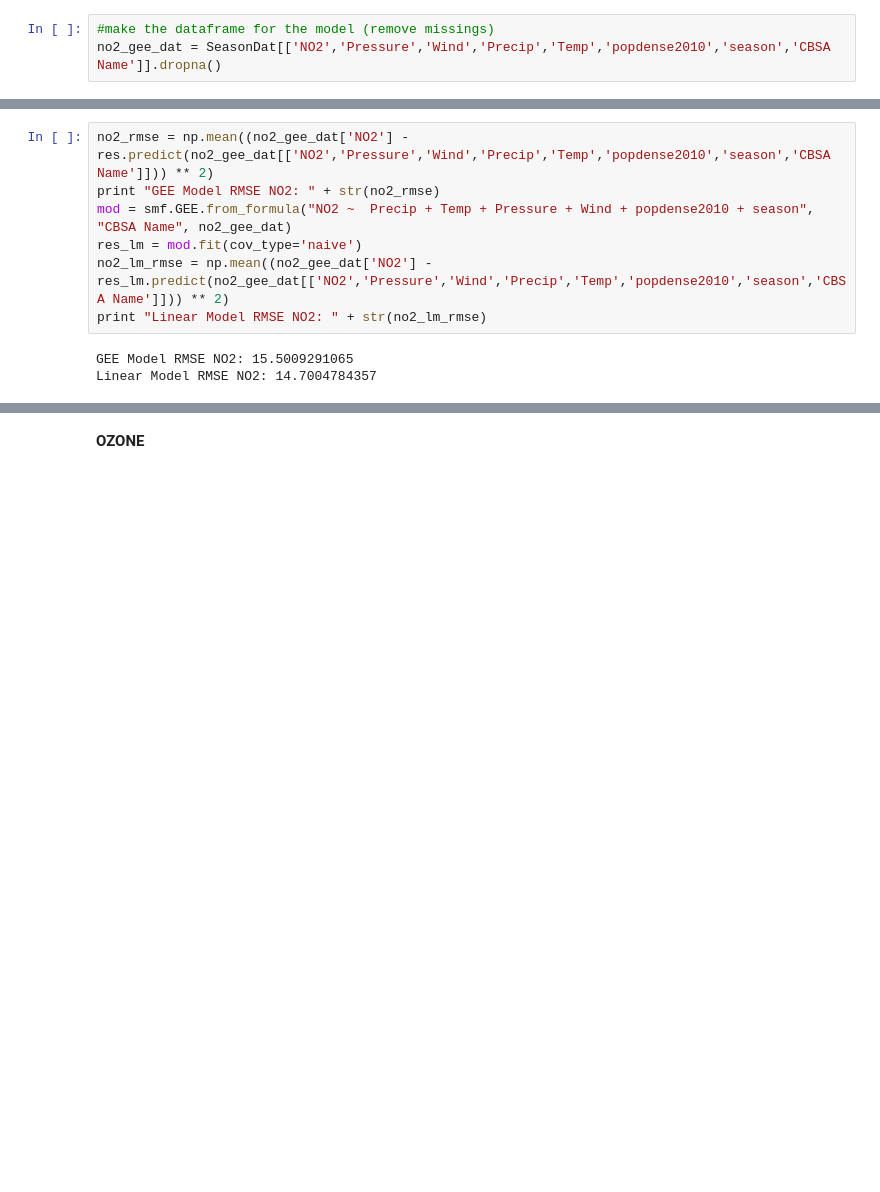
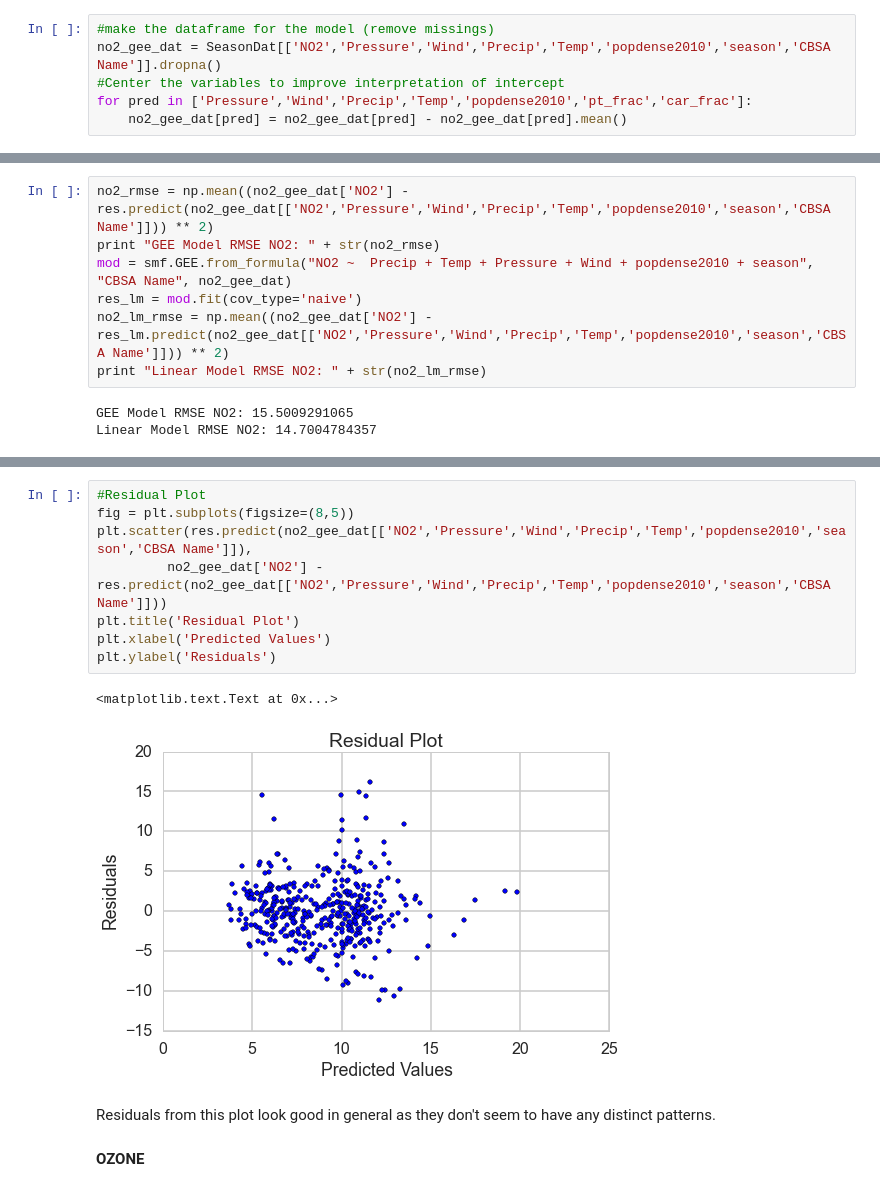
Before and after one commit to mchaffin17/AirPollutionFinalProject, a Jupyter notebook: PredictiveLinearModeling.ipynb, the cells around one changed output, grey strips where cells are left out. Saved outputs shown, nothing was run; the diff lists cells and outputs as text; blank space fills up the shorter version.

```diff
--- a/PredictiveLinearModeling.ipynb
+++ b/PredictiveLinearModeling.ipynb
@@ -722,3 +724,6 @@ import statsmodels.formula.api as smf
 # %%
 #make the dataframe for the model (remove missings)
 no2_gee_dat = SeasonDat[['NO2','Pressure','Wind','Precip','Temp','popdense2010','season','CBSA Name']].dropna()
+#Center the variables to improve interpretation of intercept
+for pred in ['Pressure','Wind','Precip','Temp','popdense2010','pt_frac','car_frac']:
+    no2_gee_dat[pred] = no2_gee_dat[pred] - no2_gee_dat[pred].mean()
@@ -773,3 +785,16 @@ There was only a small increase in the RMSE, but now we can say a bit more about
+# %%
+#Residual Plot
+fig = plt.subplots(figsize=(8,5))
+plt.scatter(res.predict(no2_gee_dat[['NO2','Pressure','Wind','Precip','Temp','popdense2010','season','CBSA Name']]),
+         no2_gee_dat['NO2'] - res.predict(no2_gee_dat[['NO2','Pressure','Wind','Precip','Temp','popdense2010','season','CBSA Name']]))
+plt.title('Residual Plot')
+plt.xlabel('Predicted Values')
+plt.ylabel('Residuals')
+# %% [output]
+<matplotlib.text.Text at 0x...>
+[figure, added]
+# %% [markdown]
+Residuals from this plot look good in general as they don't seem to have any distinct patterns.
 # %% [markdown]
 **OZONE**
 # %% [markdown]
```
Also changed, not shown: parts of 12 cells of this notebook.
